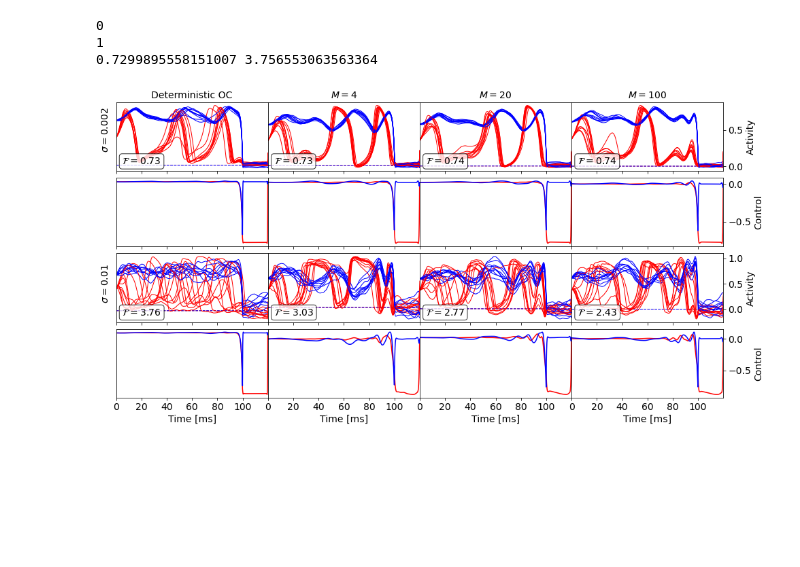
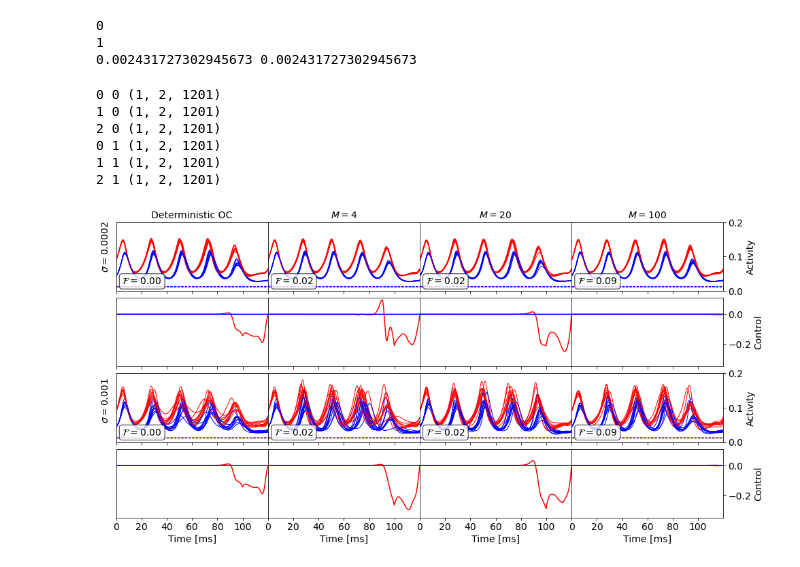
Before and after one commit to AlirezaAccelerates/neurolib, a Jupyter notebook: examples/wittenberg_talk/wc_osc_down.ipynb, the cells around one changed output. Drawn from its saved outputs; the diff is of its cells as text; code cells hidden in the pictures; blank space fills up the shorter version.

Commit message:
study wc stochastic control

```diff
--- a/examples/wittenberg_talk/wc_osc_down.ipynb
+++ b/examples/wittenberg_talk/wc_osc_down.ipynb
@@ -159,8 +133,8 @@ wc_noise.params.sigma_ou = 0.
 wc_noise.params.x_ou_mean = 0.
 # %%
 wc_noise.params.duration = 1. * 1e6
-wc_noise.params["exc_init"] = np.array([[x_init]])
-wc_noise.params["inh_init"] = np.array([[y_init]])
+wc_noise.params["exc_init"] = np.array([[exc_init]])
+wc_noise.params["inh_init"] = np.array([[inh_init]])
 wc_noise.params["exc_ext"] = zero_input
 wc_noise.params["inh_ext"] = zero_input
 
@@ -168,6 +142,6 @@ for i_s in range(len(sigma_array)):
     wc_noise.params.sigma_ou = sigma_array[i_s]
 
     wc_noise.run()
-    weights[i_s] = 1. / (np.std(wc_noise.x[0,100:]) + np.std(wc_noise.y[0,100:]) )
+    weights[i_s] = 1. / (np.std(wc_noise.exc[0,100:]) + np.std(wc_noise.inh[0,100:]) )
 
 print(weights)
@@ -224,10 +214,9 @@ for i_s in range(len(sigma_array)):
 # %%
-wc_plot = wcModel()
-wc_plot.params.x_ou_mean = 0.8
+wc_plot = WCModel()
 
 wc_plot.params["duration"] = duration
-wc_plot.params["exc_init"] = x_init_osc
-wc_plot.params["inh_init"] = y_init_osc
+wc_plot.params["exc_init"] = exc_init_osc
+wc_plot.params["inh_init"] = inh_init_osc
 # %%
 for i_s in range(len(sigma_array)):
 
@@ -235,16 +224,16 @@ for i_s in range(len(sigma_array)):
 
     wc_plot.params.sigma_ou = sigma_array[i_s]
 
-    wc_plot.params["exc_ext"] = control_noisefree[:,0,:]
+    wc_plot.params["exc_ext"] = control_noisefree[:,0,:] + background_input_osc
     wc_plot.params["inh_ext"] = control_noisefree[:,1,:]
 
     cost_validation = 0.0
-    energy_cost = cost_functions.energy_cost(control_noisefree, w_2=w2)
+    energy_cost = cost_functions.energy_cost(wc_plot.params.dt, control_noisefree, w_2=w2)
 
     for m in range(M_val):
         wc_plot.run()
-        state = np.concatenate((np.concatenate( (wc_plot.params["exc_init"], wc_plot.params["inh_init"]), axis=1)[:,:, np.newaxis], np.stack( (wc_plot.x, wc_plot.y), axis=1)), axis=2)
-        precision_cost = cost_functions.precision_cost(target, state, wp, 1, np.ones( (1, 2)), [1000,-1])
+        state = np.concatenate((np.concatenate( (wc_plot.params["exc_init"], wc_plot.params["inh_init"]), axis=1)[:,:, np.newaxis], np.stack( (wc_plot.exc, wc_plot.inh), axis=1)), axis=2)
+        precision_cost = cost_functions.precision_cost(wc_plot.params.dt, target, state, wp, 1, np.ones( (1, 2)), [1000,-1])
         cost_validation += precision_cost
 
     costs[i_s][0] =  energy_cost + cost_validation/M_val
@@ -253,7 +242,7 @@ print(costs[0][0], costs[1][0])
 # %% [output]
 0
 1
-0.7299895558151007 3.756553063563364
+0.002431727302945673 0.002431727302945673
 # %%
 row, col = int(2*len(sigma_array)), int(len(M_array)+1)
 
@@ -262,7 +251,8 @@ gs = fig.add_gridspec(row, col, hspace=0.1, wspace=0)
 ax = gs.subplots(sharex='col')
 box_props = dict(boxstyle='round', facecolor='white', alpha=0.8)
 fs = 14
-savepath = '..' + os.sep + '..' + os.sep + '..' + os.sep + 'Talks_Conf_Workshops_Schools' + os.sep + '22' + os.sep + '2022_Wittenberg' + os.sep + 'talk' + os.sep + 'talk' + os.sep + 'images'
+savepath = ('..' + os.sep + '..' + os.sep + '..' + os.sep + 'Talks_Conf_Workshops_Schools' +
+            os.sep + '22' + os.sep + '2022_10_groupTalk' + os.sep + 'talk' + os.sep + 'images')
 
 time_array = np.arange(0, duration+dt, dt)
 
@@ -275,16 +265,16 @@ for i_s in range(len(sigma_array)):
 
     wc_plot.params.sigma_ou = sigma_array[i_s]
 
-    wc_plot.params["exc_ext"] = control_noisefree[:,0,:]
-    wc_plot.params["inh_ext"] = control_noisefree[:,1,:]
+    wc_plot.params["x_ext"] = control_noisefree[:,0,:] + background_input_osc
+    wc_plot.params["y_ext"] = control_noisefree[:,1,:]
 
     ax[2*i_s, 0].plot(time_array[1:], target[0,0,1:], color=color_x, linewidth=1, linestyle='--')
     ax[2*i_s, 0].plot(time_array[1:], target[0,1,1:], color=color_y, linewidth=1, linestyle='--')
 
     for m in range(10):
         wc_plot.run()
-        ax[2*i_s, 0].plot(time_array[1:], wc_plot.x[0,:], color=color_x, linewidth=1)
-        ax[2*i_s, 0].plot(time_array[1:], wc_plot.y[0,:], color=color_y, linewidth=1)
+        ax[2*i_s, 0].plot(time_array[1:], wc_plot.exc[0,:], color=color_x, linewidth=1)
+        ax[2*i_s, 0].plot(time_array[1:], wc_plot.inh[0,:], color=color_y, linewidth=1)
 
     ax[2*i_s, 0].text(0.04,0.1, r'$\mathcal{F} = $' + "{:.2f}".format(costs[i_s][0]),
         transform=ax[2*i_s, 0].transAxes, fontsize=fs, bbox=box_props)
@@ -296,51 +286,61 @@ for i_s in range(len(sigma_array)):
         ax[2*i_s, i_m+1].text(0.04,0.1, r'$\mathcal{F} = $' + "{:.2f}".format(costs[i_s][i_m+1]),
         transform=ax[2*i_s, i_m+1].transAxes, fontsize=fs, bbox=box_props)
 
-        wc_plot.params["exc_ext"] = controls[i_s][i_m][:,0,:]
-        wc_plot.params["inh_ext"] = controls[i_s][i_m][:,1,:]
+        wc_plot.params["x_ext"] = controls[i_s][i_m][:,0,:] + background_input_osc
+        wc_plot.params["y_ext"] = controls[i_s][i_m][:,1,:]
 
         ax[2*i_s, i_m+1].plot(time_array[1:], target[0,0,1:], color=color_x, linewidth=1, linestyle='--')
         ax[2*i_s, i_m+1].plot(time_array[1:], target[0,1,1:], color=color_y, linewidth=1, linestyle='--')
 
         for m in range(10):
             wc_plot.run()
-            ax[2*i_s, i_m+1].plot(time_array[1:], wc_plot.x[0,:], color=color_x, linewidth=1)
-            ax[2*i_s, i_m+1].plot(time_array[1:], wc_plot.y[0,:], color=color_y, linewidth=1)
+            ax[2*i_s, i_m+1].plot(time_array[1:], wc_plot.exc[0,:], color=color_x, linewidth=1)
+            ax[2*i_s, i_m+1].plot(time_array[1:], wc_plot.inh[0,:], color=color_y, linewidth=1)
 
 
 
     for k in range(col-1):
         ax[2*i_s,k].set_yticks([])
         ax[2*i_s+1,k].set_yticks([])
+
+    for k in range(col):
+        ax[2*i_s,k].set_ylim([-0., 0.2])
+        ax[2*i_s+1,k].set_ylim([-0.35, 0.11])
 
     ax[2*i_s,-1].yaxis.tick_right()
     ax[2*i_s+1,-1].yaxis.tick_right()
 
     ax[2*i_s,-1].set_ylabel("Activity", fontsize=fs)
     ax[2*i_s,-1].yaxis.set_label_position("right")
     ax[2*i_s+1,-1].set_ylabel("Control", fontsize=fs)
     ax[2*i_s+1,-1].yaxis.set_label_position("right")
 
 
 for k in range(col):
     for j in range(row-1):
         ax[j,k].set_xticks([])
         ax[j,k].set_xlim([0,duration])
         ax[j,k].tick_params(axis='both', labelsize=fs)
     ax[-1,k].set_xticks(np.arange(0,120,20))
     ax[-1,k].set_xlim([0,duration])
     ax[-1,k].tick_params(axis='both', labelsize=fs)
     ax[-1,k].set_xlabel("Time [ms]", fontsize=fs)
 
 for i_m in range(len(M_array)):
     ax[0,i_m+1].set_title(r"$M=$" + "{}".format(M_array[i_m]), fontsize=fs)
 
 ax[0,0].set_title(r"Deterministic OC", fontsize=fs)
 
 fig.savefig(os.path.join(savepath, 'wc_osc_down_traces.jpg'), bbox_inches='tight')
 plt.show()
 # %% [output]
+0 0 (1, 2, 1201)
+1 0 (1, 2, 1201)
+2 0 (1, 2, 1201)
+0 1 (1, 2, 1201)
+1 1 (1, 2, 1201)
+2 1 (1, 2, 1201)
-[figure, old version]
+[figure, new version]
 # %%
 row, col = len(sigma_array), 1
 
```
Also changed, not shown: parts of 9 cells of this notebook, 5 other files.
